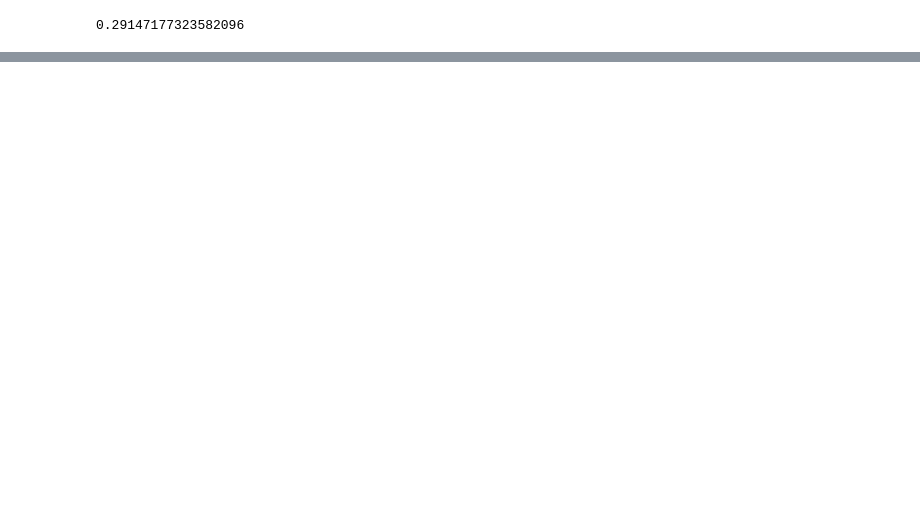
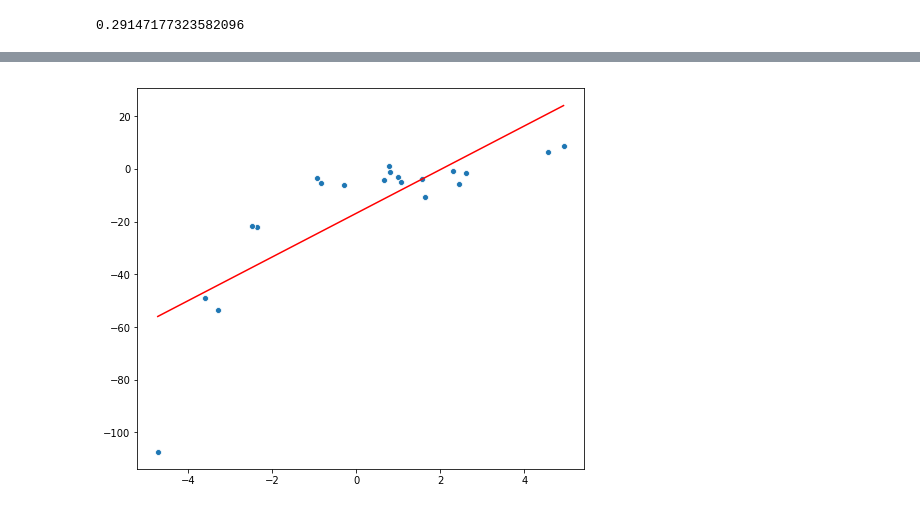
Before and after one commit to joei1994/ML-Projects, a Jupyter notebook: tutorial/polynomial_regression.ipynb, the cells around one changed output, grey strips where cells are left out. Cells and saved outputs as stored; diff of their text form; code cells hidden in the pictures; blank space fills up the shorter version.

```diff
--- a/tutorial/polynomial_regression.ipynb
+++ b/tutorial/polynomial_regression.ipynb
@@ -51,0 +62,11 @@ np.sqrt(mean_squared_error(Y, y_pred))
+# %%
+lin = LinearRegression()
+lin.fit(x.reshape(-1, 1), y.reshape(-1, 1))
+y_pred_1d = lin.predict(x.reshape(-1, 1))
+
+plt.figure(figsize=(8, 7))
+sns.scatterplot(x, y)
+sns.lineplot(x, y_pred_1d.flatten(), c='r')
+plt.show()
+# %% [output]
+[figure, added]
```
Also changed, not shown: parts of 9 cells of this notebook.
